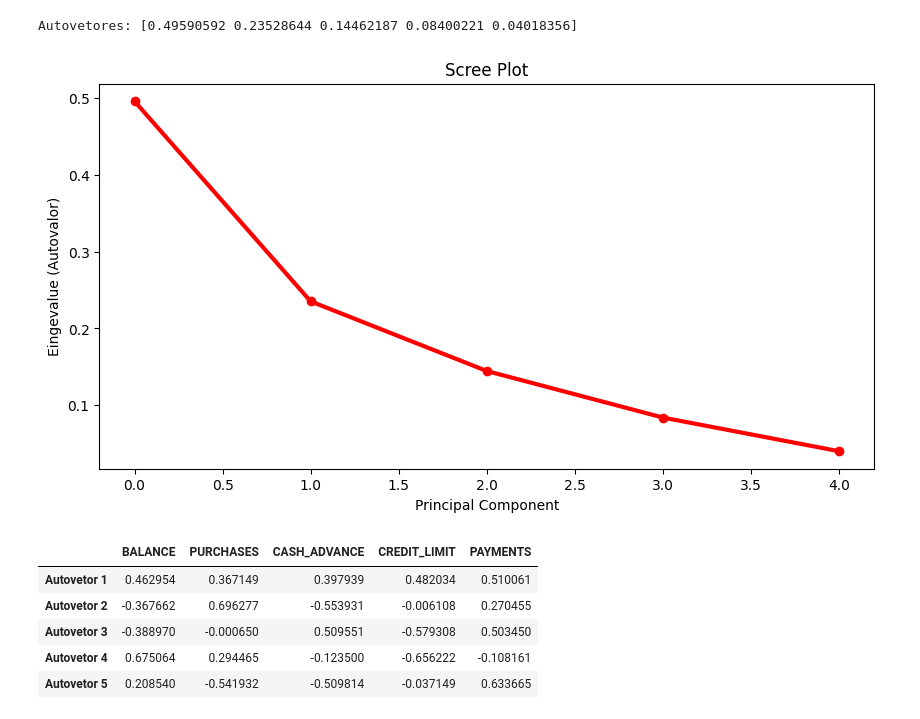
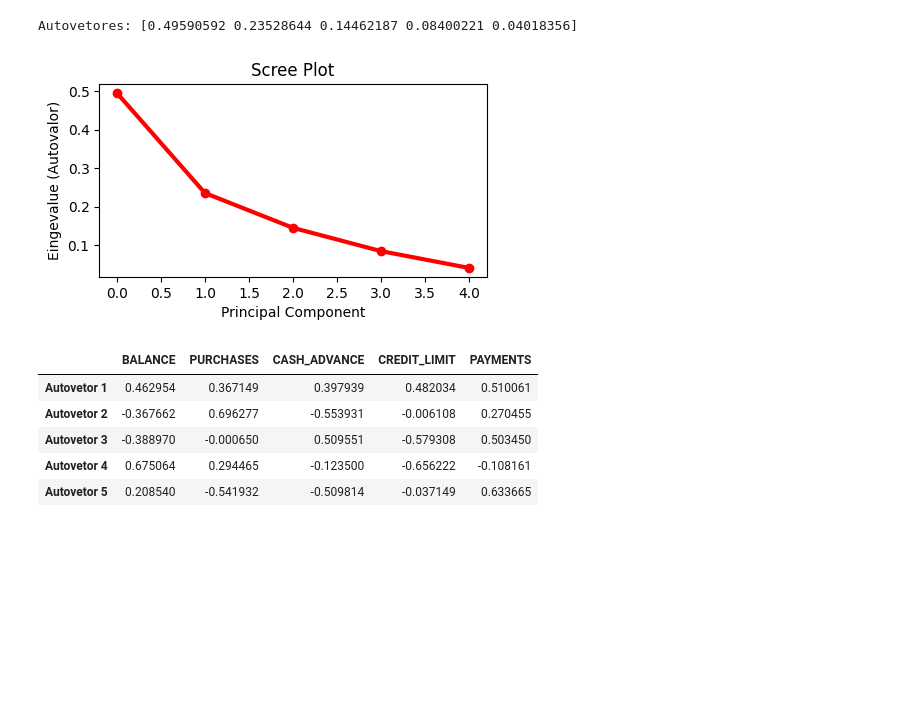
Before and after one commit to leoScienceanalytics/credit_segment_with_clustering, a Jupyter notebook: creditclustering.ipynb, the cells around one changed output. Cells and saved outputs as stored; diff of their text form; code cells hidden in the pictures; blank space fills up the shorter version.

```diff
--- a/creditclustering.ipynb
+++ b/creditclustering.ipynb
@@ -438,14 +428,14 @@ fatores = [f'F{i+1}' for i in range(n_fatores)]
 # %% [output]
 Autovetores: [0.49590592 0.23528644 0.14462187 0.08400221 0.04018356]
 # %%
-fig = plt.figure(figsize= (10, 5))
+fig = plt.figure(figsize= (5, 2.5))
 plt.plot(explaned_variance_ratio, 'ro-', linewidth=3)
 plt.title('Scree Plot')
 plt.xlabel('Principal Component')
 plt.ylabel('Eingevalue (Autovalor)')
 plt.show()
 # %% [output]
-[figure, old version]
+[figure, new version]
 # %%
 df_components = pd.DataFrame(components, columns=number_columns, index = [f'Autovetor {i+1}' for i in range(n_fatores)])
 df_components
```
Also changed, not shown: parts of 19 cells of this notebook.
